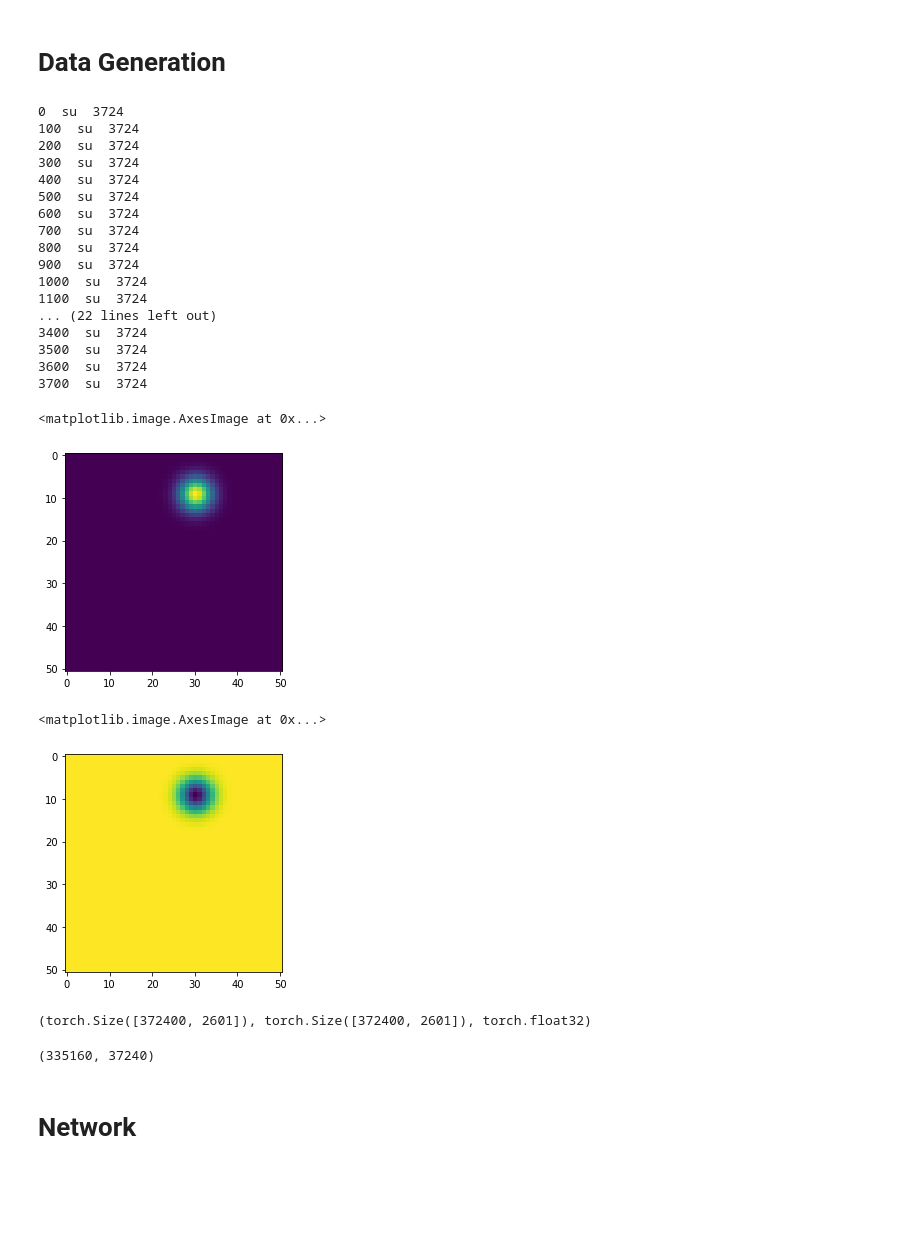
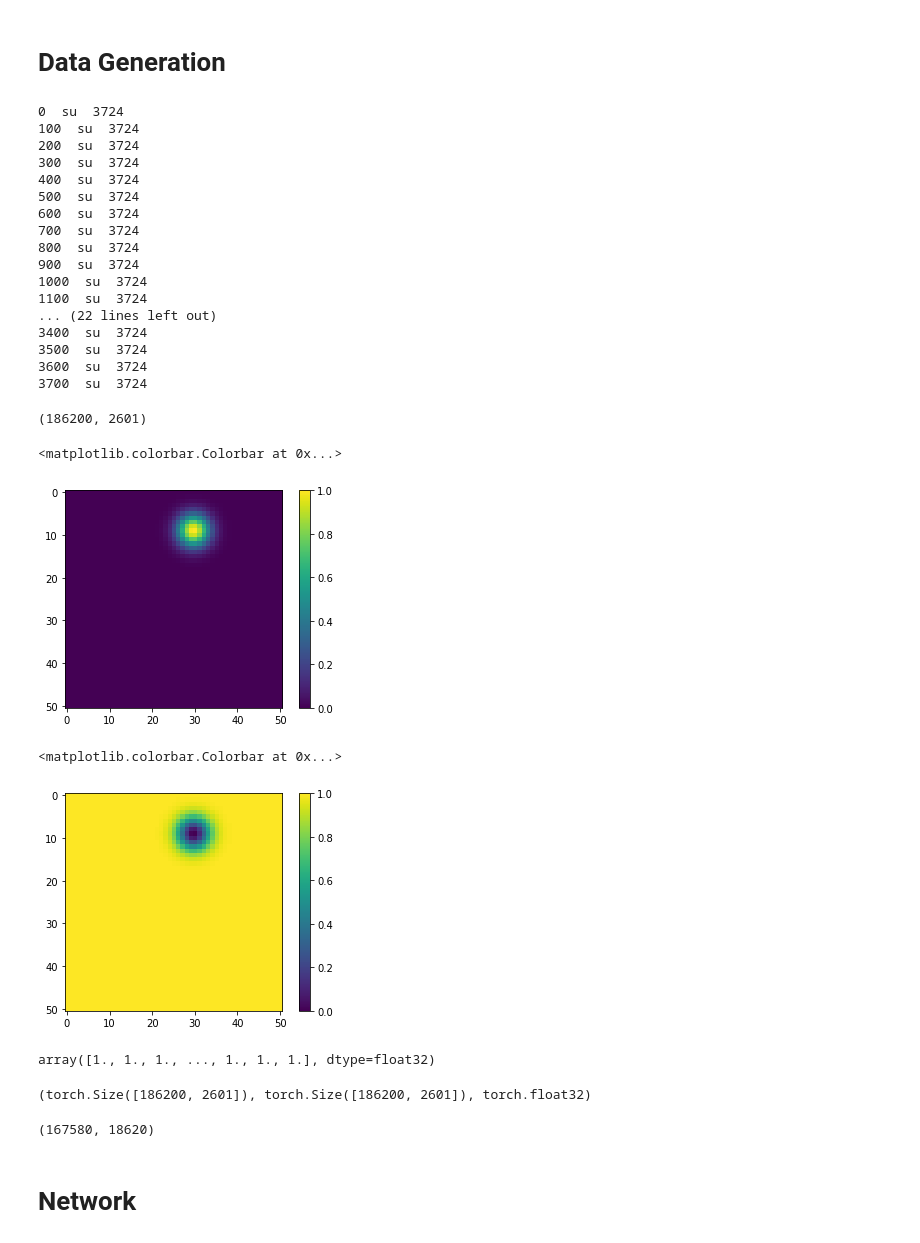
Before and after one commit to pietro-sillano/SindyPendulum, a Jupyter notebook: pendulum-sindy-nuovo.ipynb, the cells around one changed output. Saved outputs shown, nothing was run; the diff lists cells and outputs as text; code cells hidden in the pictures; blank space fills up the shorter version.

```diff
--- a/pendulum-sindy-nuovo.ipynb
+++ b/pendulum-sindy-nuovo.ipynb
@@ -88,12 +88,12 @@ def image_gen(ics):
 
     return data,data2
 # %%
-n_ics=80
+n_ics = 80
 
 #COSTANTI e PARAMETRI
 ta = 0.
 tb = 5.
-dt = 0.05
+dt = 0.1
 # tb = 10
 # dt = 0.1
 NX = 51
@@ -112,6 +112,7 @@ data,data2 = image_gen(ics)
 #TODO verifica che sia corretto questo rehsape --> dovrebb essere ok fatto prova su colab
 X = data.reshape((len(ics) * len(t),NX * NY))
 Xdot = data2.reshape((len(ics) * len(t),NX * NY))
+X.shape
 # %% [output]
 0  su  3724
 100  su  3724
@@ -130,26 +131,33 @@ Xdot = data2.reshape((len(ics) * len(t),NX * NY))
 3500  su  3724
 3600  su  3724
 3700  su  3724
+(186200, 2601)
 # %%
 plt.imshow(X[123].reshape((51,51)))
+plt.colorbar()
 # %% [output]
-<matplotlib.image.AxesImage at 0x...>
+<matplotlib.colorbar.Colorbar at 0x...>
-[figure, old version]
+[figure, new version]
 # %%
 plt.imshow(Xdot[123].reshape((51,51)))
+plt.colorbar()
 # %% [output]
-<matplotlib.image.AxesImage at 0x...>
+<matplotlib.colorbar.Colorbar at 0x...>
-[figure, old version]
+[figure, new version]
+# %%
+Xdot[123]
+# %% [output]
+array([1., 1., 1., ..., 1., 1., 1.], dtype=float32)
 # %%
 X = torch.from_numpy(X).float().to(device)
 Xdot = torch.from_numpy(Xdot).float().to(device)
 X.shape, Xdot.shape, X.dtype
 # %% [output]
-(torch.Size([372400, 2601]), torch.Size([372400, 2601]), torch.float32)
+(torch.Size([186200, 2601]), torch.Size([186200, 2601]), torch.float32)
 # %%
 val_size = round(X.shape[0] * 0.1)
 train_size = X.shape[0] - val_size
 train_size, val_size
 # %% [output]
-(335160, 37240)
+(167580, 18620)
 # %%
```
Also changed, not shown: parts of 19 cells of this notebook, 14 other files.
